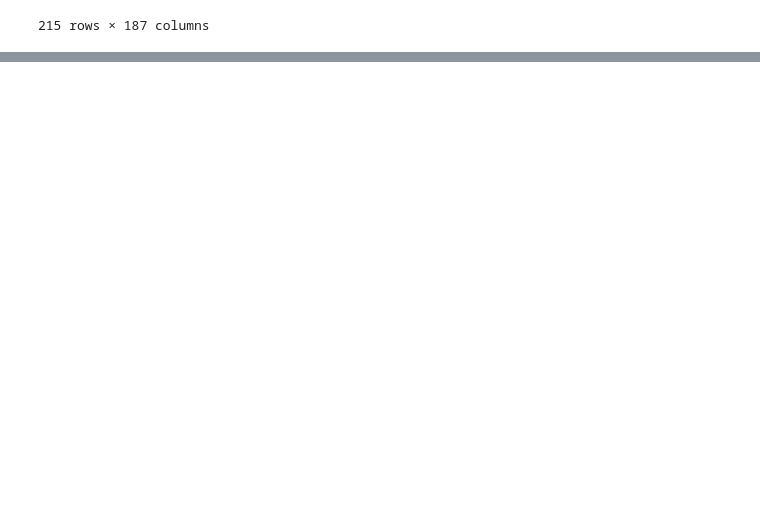
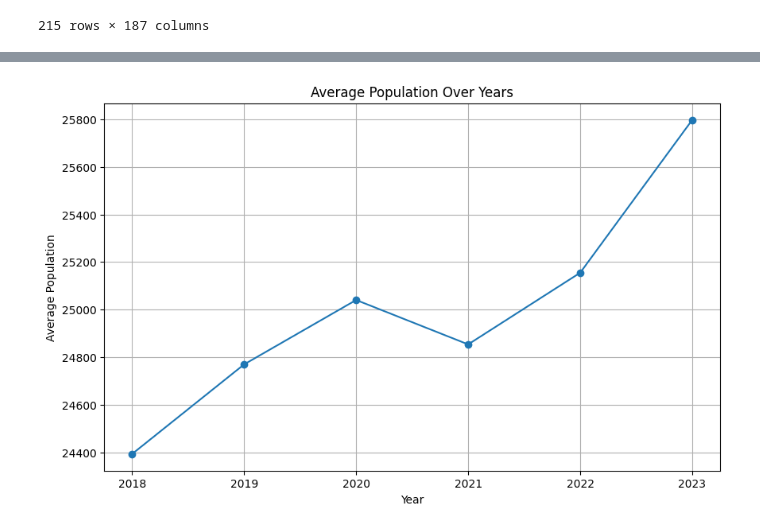
Before and after one commit to MAST30034-AppliedDataScience/project-2-group-real-estate-hexosergeantchelelebratebonitz, a Jupyter notebook: notebooks/Can/Modelling.ipynb, the cells around one changed output, grey strips where cells are left out. Cells and saved outputs as stored; diff of their text form; code cells hidden in the pictures; blank space fills up the shorter version.

```diff
--- a/notebooks/Can/Modelling.ipynb
+++ b/notebooks/Can/Modelling.ipynb
@@ -104,0 +136,20 @@ data
+# %%
+pop_2018 = data['estimated_population_2018'].mean()
+pop_2019 = data['estimated_population_2019'].mean()
+pop_2020 = data['estimated_population_2020'].mean()
+pop_2021 = data['estimated_population_2021'].mean()
+pop_2022 = data['estimated_population_2022'].mean()
+pop_2023 = data['estimated_population_2023'].mean()
+
+years = ['2018', '2019', '2020', '2021', '2022', '2023']
+populations = [pop_2018, pop_2019, pop_2020, pop_2021, pop_2022, pop_2023]
+
+plt.figure(figsize=(10, 6))
+plt.plot(years, populations, marker='o')
+plt.title('Average Population Over Years')
+plt.xlabel('Year')
+plt.ylabel('Average Population')
+plt.grid(True)
+plt.show()
+# %% [output]
+[figure, added]
```
Also changed, not shown: parts of 23 cells of this notebook, 1 other file.
